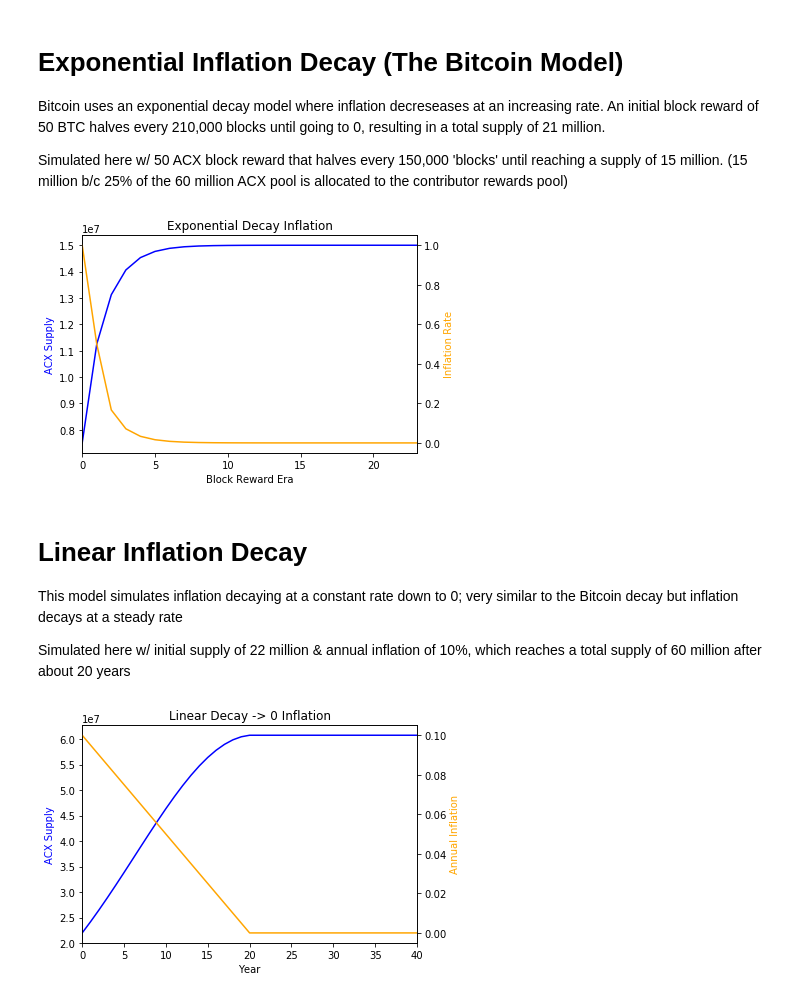
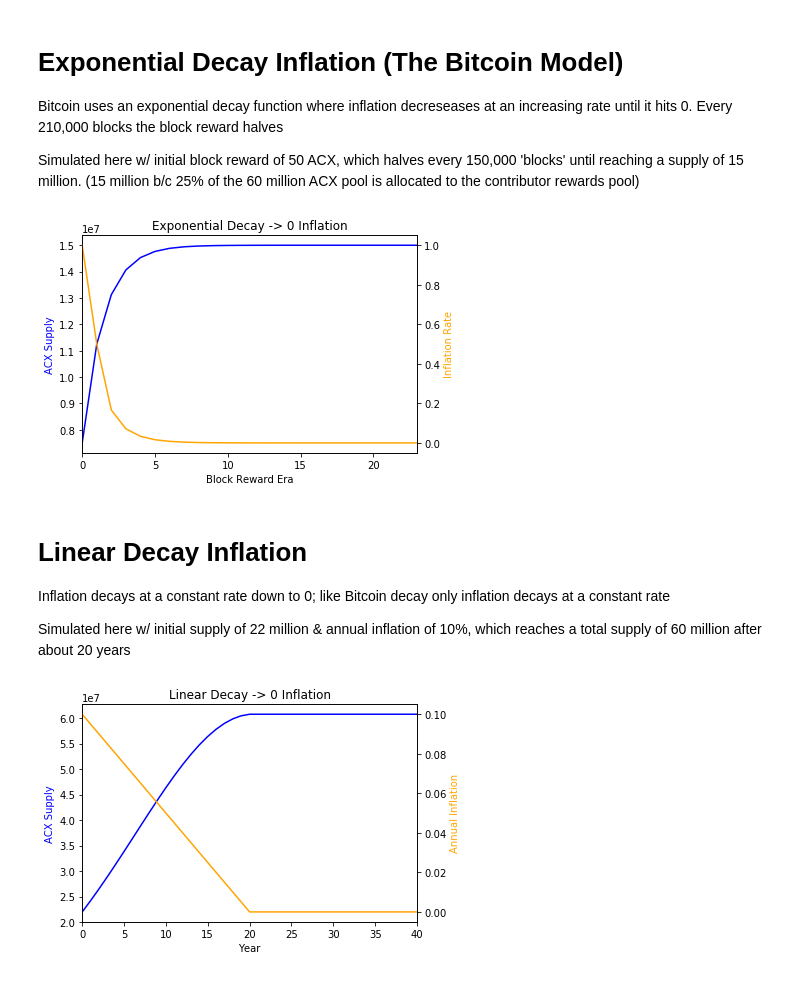
Before and after one commit to orishim/decay_simulations, a Jupyter notebook: decay_simulator.ipynb, the cells around one changed output. Cells and saved outputs as stored; diff of their text form; code cells hidden in the pictures.

```diff
--- a/decay_simulator.ipynb
+++ b/decay_simulator.ipynb
@@ -52,21 +55,21 @@ def graph_it(title, x_data, x_name, left_data, left_name, right_data, right_name
     right.yaxis.label.set_color('orange')
     mpl.pyplot.show()
 # %% [markdown]
-# Exponential Inflation Decay (The Bitcoin Model)
-Bitcoin uses an exponential decay model where inflation decreseases at an increasing rate. An initial block reward of 50 BTC halves every 210,000 blocks until going to 0, resulting in a total supply of 21 million.
+# Exponential Decay Inflation (The Bitcoin Model)
+Bitcoin uses an exponential decay function where inflation decreseases at an increasing rate until it hits 0. Every 210,000 blocks the block reward halves
 
-Simulated here w/ 50 ACX block reward that halves every 150,000 'blocks' until reaching a supply of 15 million.
+Simulated here w/ initial block reward of 50 ACX, which halves every 150,000 'blocks' until reaching a supply of 15 million.
 (15 million b/c 25% of the 60 million ACX pool is allocated to the contributor rewards pool)
 # %%
 total_supply = 15000000
 values = []
 values = block_reward_halving(total_supply)
 for x in values:
     del x[2]
-title = 'Exponential Decay Inflation'
+title = 'Exponential Decay -> 0 Inflation'
 graph_it(title, 'block','Block Reward Era', 'supply', 'ACX Supply', 'inflation', 'Inflation Rate')
 # %% [output]
-[figure, old version]
+[figure, new version]
 # %%
 # total_supply = 15000000
 # values = []
@@ -76,8 +79,8 @@ graph_it(title, 'block','Block Reward Era', 'supply', 'ACX Supply', 'inflation',
 # title = 'Bitcoin-like Decay (Block Reward)'
 # graph_it(title, 'block','Block Reward Era', 'supply', 'ACX Supply', 'block_reward', 'Block Reward')
 # %% [markdown]
-# Linear Inflation Decay
-This model simulates inflation decaying at a constant rate down to 0; very similar to the Bitcoin decay but inflation decays at a steady rate
+# Linear Decay Inflation
+Inflation decays at a constant rate down to 0; like Bitcoin decay only inflation decays at a constant rate
 
 Simulated here w/ initial supply of 22 million & annual inflation of 10%, which reaches a total supply of 60 million after about 20 years
 # %%
```
Also changed, not shown: parts of 5 cells of this notebook.
